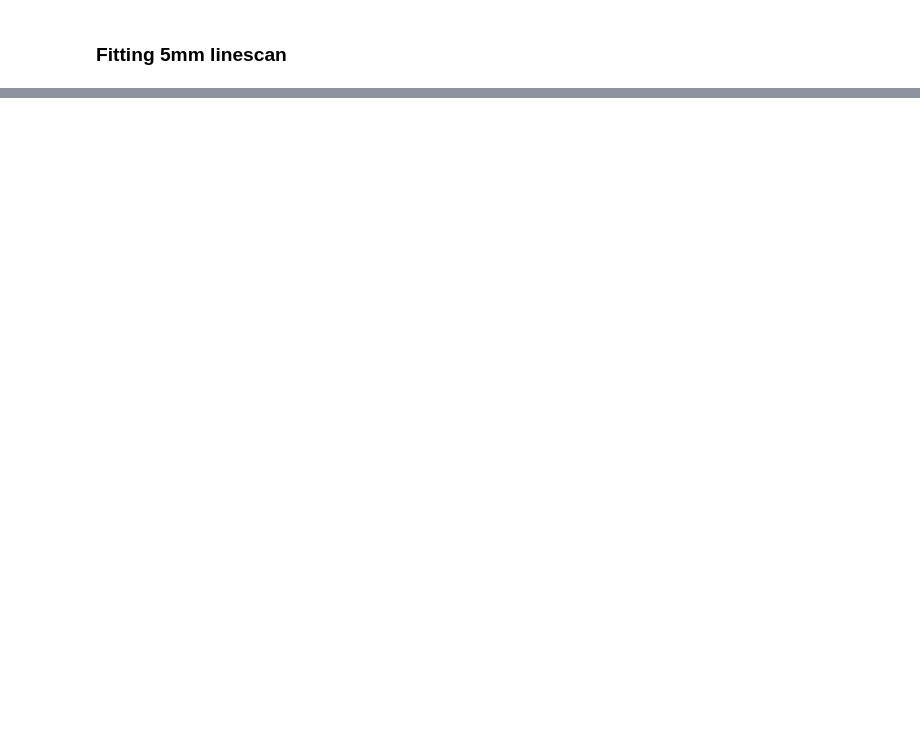
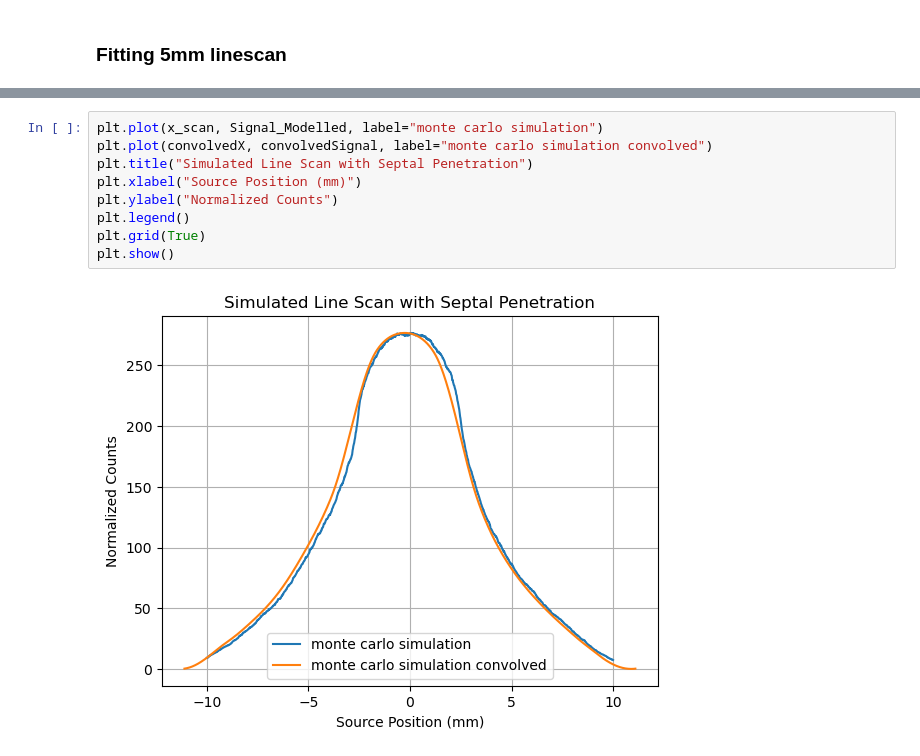
Before and after one commit to MarkZhit/PHYS409-PET, a Jupyter notebook: AlphaDetermination.ipynb, the cells around one changed output, grey strips where cells are left out. Saved outputs shown, nothing was run; the diff lists cells and outputs as text; blank space fills up the shorter version.

```diff
--- a/AlphaDetermination.ipynb
+++ b/AlphaDetermination.ipynb
@@ -289 +406,12 @@ convolvedSignal = np.roll(convolvedSignal,-30)
+# %%
+plt.plot(x_scan, Signal_Modelled, label="monte carlo simulation")
+plt.plot(convolvedX, convolvedSignal, label="monte carlo simulation convolved")
+plt.title("Simulated Line Scan with Septal Penetration")
+plt.xlabel("Source Position (mm)")
+plt.ylabel("Normalized Counts")
+plt.legend()
+plt.grid(True)
+plt.show()
+# %% [output]
+[figure, added]
 # %%
```
Also changed, not shown: parts of 10 cells of this notebook, 6 other files.
